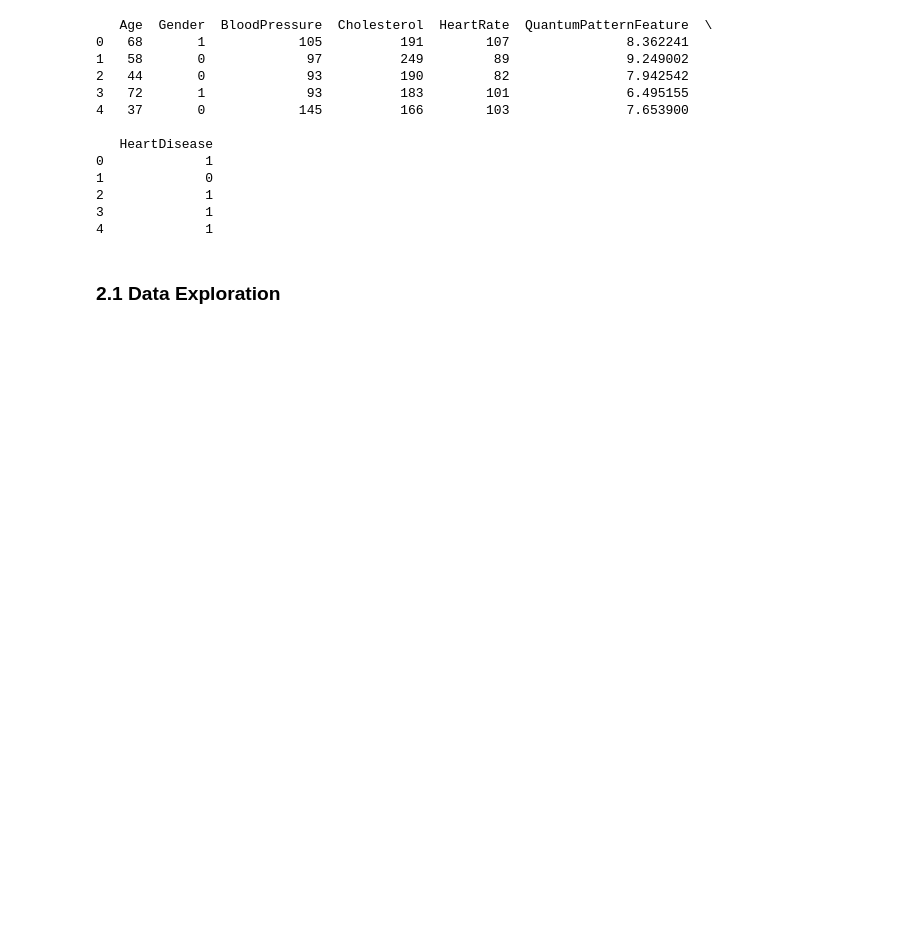
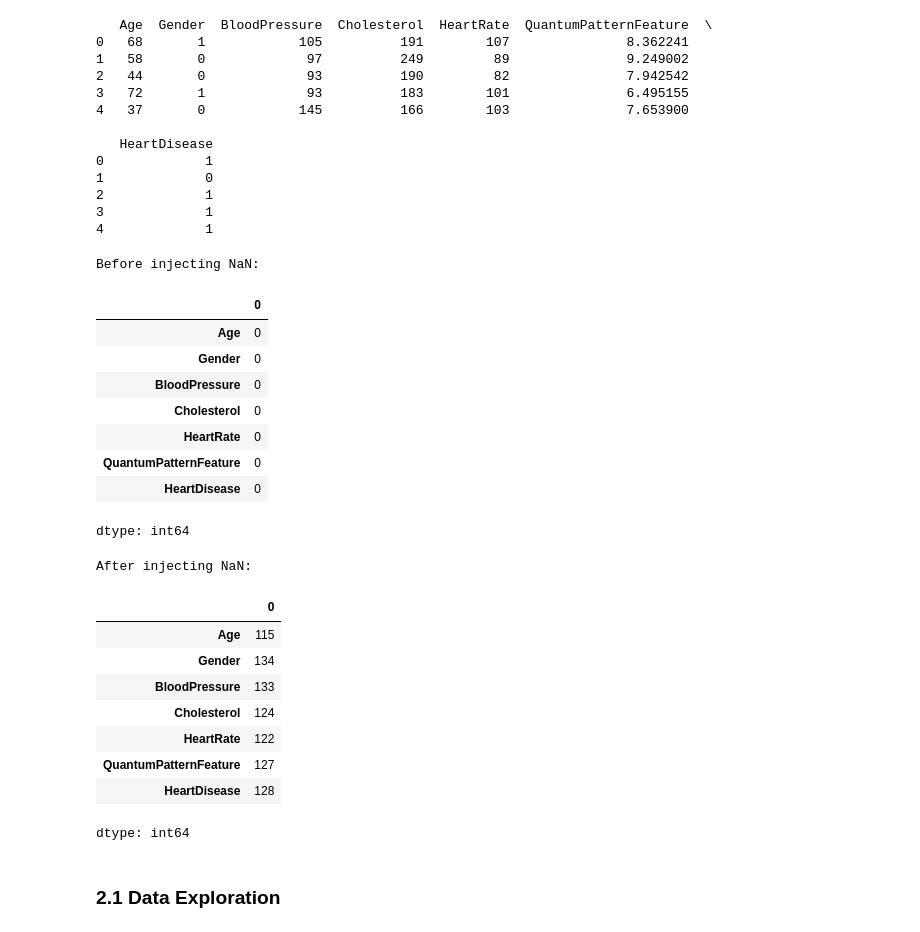
Before and after one commit to Phionanamugga/Early_Detection_of_Heart_Disease-, a Jupyter notebook: early_heart_disease_detection.ipynb, the cells around one changed output. Cells and saved outputs as stored; diff of their text form; code cells hidden in the pictures; blank space fills up the shorter version.

```diff
--- a/early_heart_disease_detection.ipynb
+++ b/early_heart_disease_detection.ipynb
@@ -40,6 +49,52 @@ print(df.head())
 2             1
 3             1
 4             1
+# %%
+# Assuming df is already defined (e.g., loaded from the dataset)
+# If not, load the dataset
+df = pd.read_csv("https://raw.githubusercontent.com/Phionanamugga/Early_Detection_of_Heart_Disease-/refs/heads/feature1/Heart_Prediction_Quantum_Dataset.csv?token=GHSAT0AAAAAADANCVEQ3DDNLVOXACDWIUEKZ7ER2YA")
+
+# Create a copy of the dataset
+data = df.copy()
+
+# Display the number of missing values before injecting NaN
+print("Before injecting NaN:")
+display(df.isna().sum())
+print()
+
+# Inject NaN values randomly
+for _ in range(1000):  # Corrected syntax: space between _ and in
+    i = np.random.randint(0, df.shape[0])  # Random row index
+    j = np.random.randint(0, df.shape[1])  # Random column index
+    df.iloc[i, j] = None  # Set the value to None (NaN in pandas)
+
+# Display the number of missing values after injecting NaN
+print('After injecting NaN:')
+display(df.isna().sum())
+
+# Save the modified dataset to a CSV file
+df.to_csv('heart_disease_dataset_with_nan.csv', index=False)
+# %% [output]
+Before injecting NaN:
+|  | 0 |
+| Age | 0 |
+| Gender | 0 |
+| BloodPressure | 0 |
+| Cholesterol | 0 |
+| HeartRate | 0 |
+| QuantumPatternFeature | 0 |
+| HeartDisease | 0 |
+dtype: int64
+After injecting NaN:
+|  | 0 |
+| Age | 115 |
+| Gender | 134 |
+| BloodPressure | 133 |
+| Cholesterol | 124 |
+| HeartRate | 122 |
+| QuantumPatternFeature | 127 |
+| HeartDisease | 128 |
+dtype: int64
 # %% [markdown]
 ### 2.1 Data Exploration
 # %%
```
Also changed, not shown: parts of 2 cells of this notebook.
